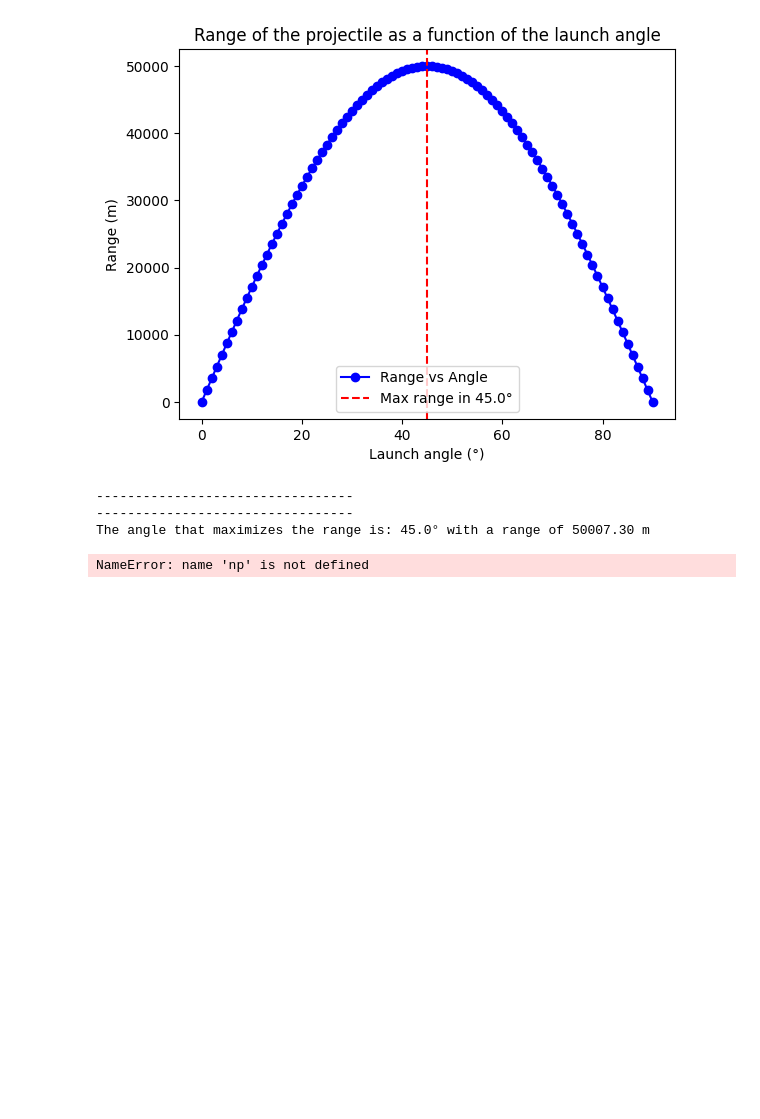
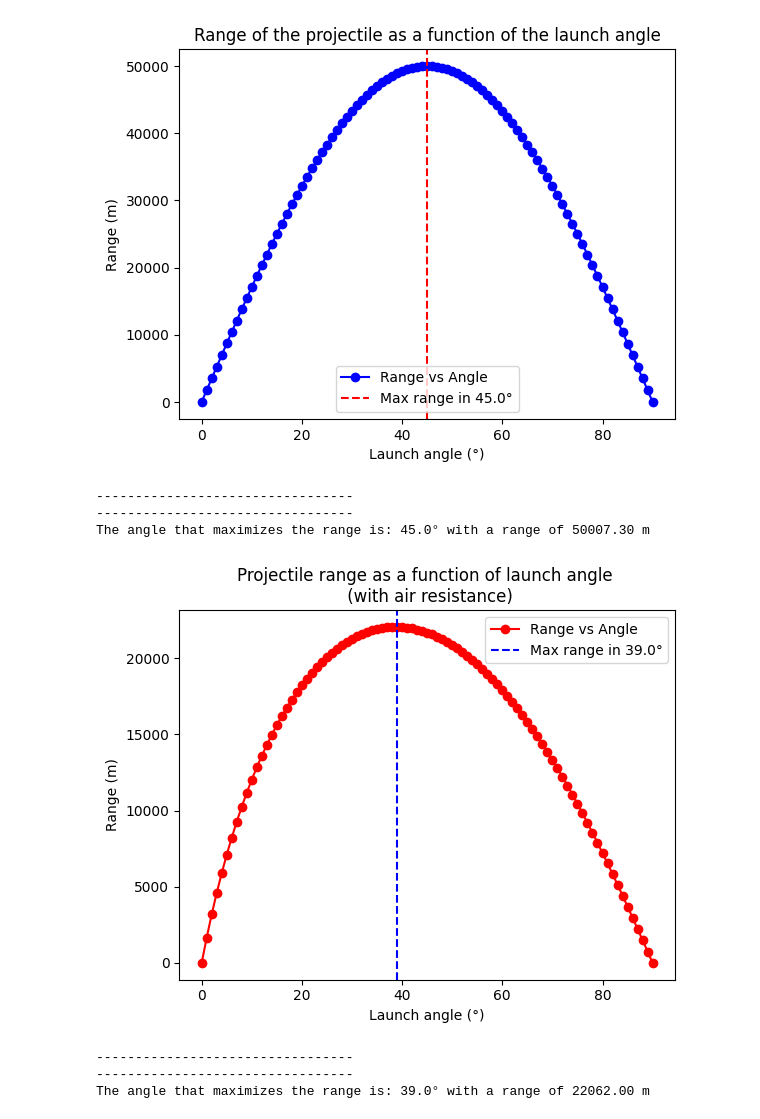
Before and after one commit to JFernando6321/computational-physics-projects, a Jupyter notebook: Euler's_method.ipynb, the cells around one changed output. Saved outputs shown, nothing was run; the diff lists cells and outputs as text; code cells hidden in the pictures; blank space fills up the shorter version.

```diff
--- a/Euler's_method.ipynb
+++ b/Euler's_method.ipynb
@@ -247,33 +247,36 @@ def range_with_resistence(theta):
         vx += ax * dt
         vy += ay * dt
         x += vx * dt
         y += vy * dt
 
     return x
 
 # We vary the angles from 0 to 90°
 angles = np.linspace(0, 90,91)  #in steps of 1°
 alcances = []
 
 # Calculate the range for each angle
 for theta in angles:
     alcance = range_with_resistence(theta)
     alcances.append(alcance)
 
 # Finding the angle that maximizes range
 angle_max_alcance = angles[np.argmax(alcances)]
 max_alcance = max(alcances)
 
-# Graficar el alcance en función del ángulo
+# Plot range as a function of angle
 plt.plot(angles, alcances, 'ro-', label='Range vs Angle')
 plt.axvline(x=angle_max_alcance, color='b', linestyle='--', label=f'Max range in {angle_max_alcance:.1f}°')
-plt.title('Projectile range as a function of launch angle (with air resistance)')
+plt.title('Projectile range as a function of launch angle \n (with air resistance)')
 plt.xlabel('Launch angle (°)')
 plt.ylabel('Range (m)')
 plt.legend()
 plt.show()
 print("---------------------------------")
 print("---------------------------------")
 print(f"The angle that maximizes the range is: {angle_max_alcance:.1f}° with a range of {max_alcance:.2f} m")
 # %% [output]
+[figure, added]
-NameError: name 'np' is not defined
+---------------------------------
+---------------------------------
+The angle that maximizes the range is: 39.0° with a range of 22062.00 m
```
Also changed, not shown: parts of 3 cells of this notebook.
